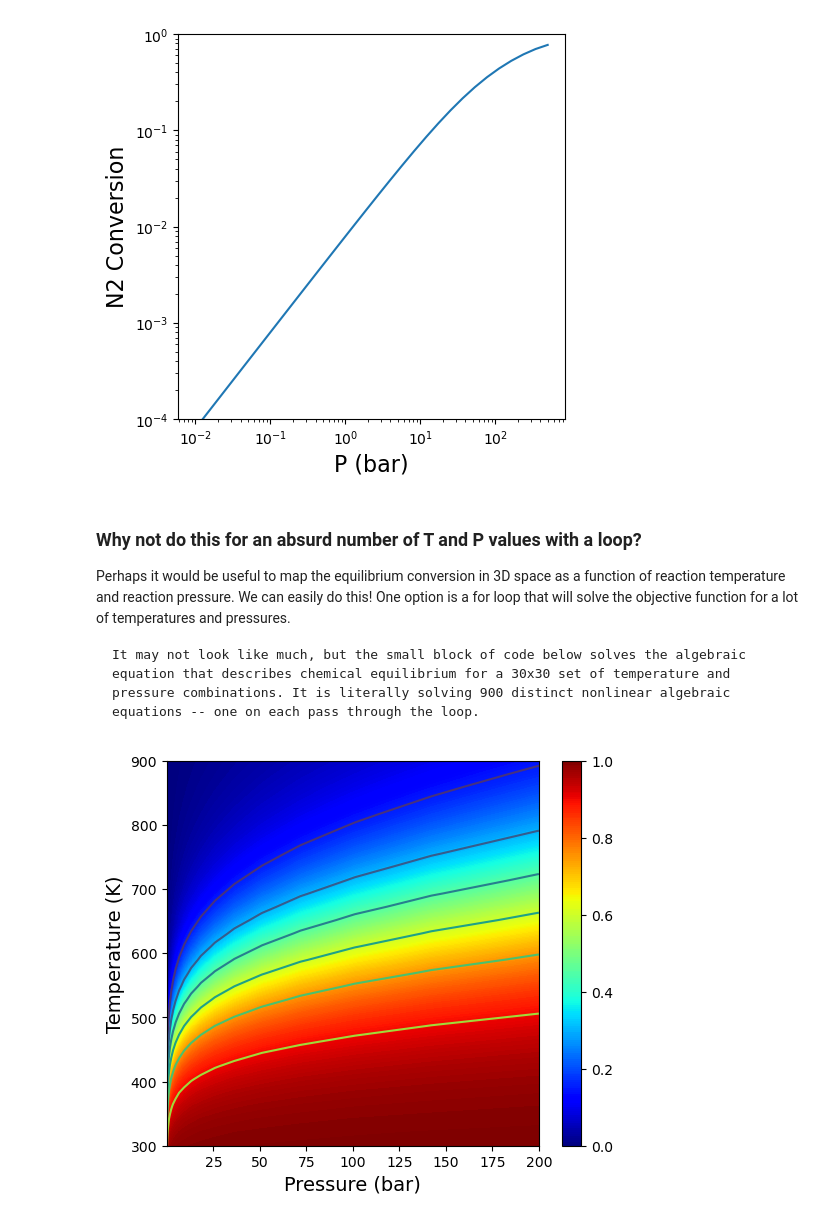
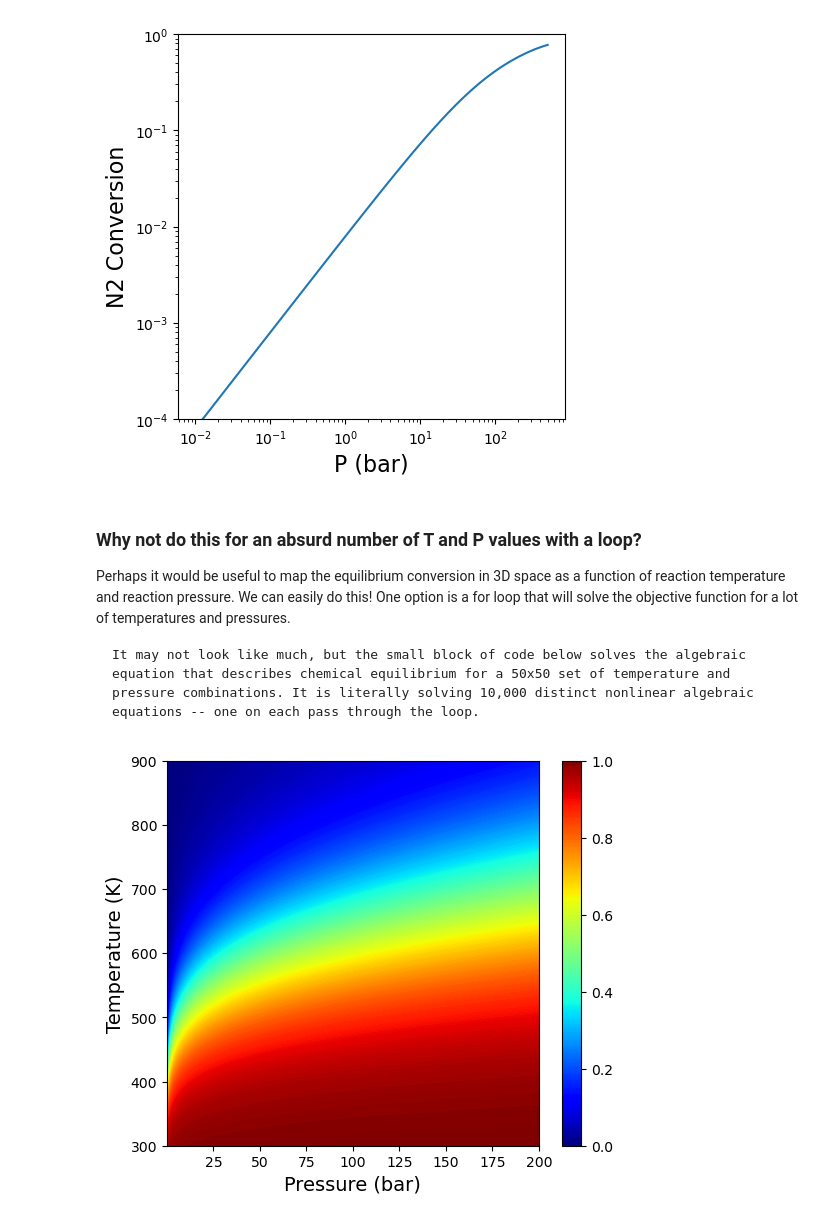
Before and after one commit to jqbond/CEN587, a Jupyter notebook: Notebooks/587-N10.ipynb, the cells around one changed output. Saved outputs shown, nothing was run; the diff lists cells and outputs as text; code cells hidden in the pictures.

````diff
--- a/Notebooks/587-N10.ipynb
+++ b/Notebooks/587-N10.ipynb
@@ -353,0 +380,6 @@ We should view this as a temporary or intermediate function that handles the maj
+# %%
+TSET = np.linspace(300, 900, 9)
+PSET = np.logspace(-2, np.log10(1000), 9)
+
+for T,P in zip(TSET, PSET):
+    print(f'T = {T:3.0f}, P = {P:7.2f}')
@@ -372,7 +425,7 @@ def tempfun2(ε, T, P):
     #Fugacity coefficients -- generally species specific and a strong function of pressure; reuse integrand functions
     ϕN, errN = np.exp(quad(INTN, 0, P))
     ϕH, errH = np.exp(quad(INTH, 0, P))
-    ϕA, errA = np.exp(quad(INTA, 1e-10, P)) #Note - I need a lower limit not equal to zero here due to some instability at some pressures
+    ϕA, errA = np.exp(quad(INTA, 0, P)) #Note - might need a lower limit not equal to zero here due to some instability at some pressures
 
     #Activity definitions -- extents embedded in yA, yB, yC; P and P0 also show up.
     aN  = yN*ϕN*P/P0
@@ -456,12 +521,13 @@ Conversion of N2 is 0.5759, yN is 0.1489, yH is 0.4467, and yA is 0.4044
 
 This is a common situation where we might be interested in understanding the solution to our problem for large sets of Temperatures, Pressures, or (more likely) both.  We will see here that if I've built a general objective function that accepts extra parameters as arguments, this is very easy to do in a programming language.  First, we'll solve the problem for a range of Temperatures at P = 1 bar.
 # %%
-########################################################################################################
-# Solving for equilibrium conversion at 1 bar and many temperatures with a single for loop             #
-########################################################################################################
+#######################################################################################################
+# Solving for equilibrium conversion at 1 bar and many temperatures with a single for loop            #
+#######################################################################################################
 
 PRXN = 1   #bar
-# TSET = [298, 323, 573]
+TSET = [298] #K
+TSET = [298, 323, 573] #K
 TSET = np.linspace(300, 900, 100) #K
 
 # If you know you want to store the result of each pass through the loop, you can pre-allocate storage arrays and then update them on each pass through the loop
@@ -475,10 +541,12 @@ for j in range(0, len(TSET), 1):
     # print(ans, info.converged, '\n')
     XOUT[j] = ans/NN0
     flag[j] = info.converged
+    if info.converged == False:
+        print(f'Warning: solver failed to converge at P = {PRXN:5.2f} and T = {TSET[j]:5.2f}')
 
-# print('\n', ans)
-# print('\n', XOUT)
-# print('\n', flag)
+print('\n', ans)
+print('\n', XOUT)
+print('\n', flag)
 
 plt.figure(figsize = (5,5))
 plt.plot(TSET, XOUT)
@@ -497,8 +582,9 @@ plt.show()
 ########################################################################################################
 
 TRXN = 673 #K
-PSET = [1, 2, 5, 10]   #bar
-PSET = np.logspace(-2, np.log10(500), 30) #np.logspace(starting power of 10, ending power of 10, number of steps)
+# PSET = [1]
+# PSET = [1, 2, 5, 10]   #bar
+PSET = np.logspace(-2, np.log10(500), 100) #np.logspace(starting power of 10, ending power of 10, number of steps)
 
 XOUT = np.zeros(len(PSET))
 flag = np.zeros(len(PSET))
@@ -511,6 +597,8 @@ for j in range(0, len(PSET), 1):
     # print(ans, info.converged, '\n')
     XOUT[j] = ans/NN0
     flag[j] = info.converged
+    if info.converged == False:
+        print(f'Warning: solver failed to converge at P = {PSET[j]:5.2f} and T = {TRXN:5.2f}')
 
 # print('\n', ans)
 # print('\n', XOUT)
@@ -533,43 +621,43 @@ plt.show()
 Perhaps it would be useful to map the equilibrium conversion in 3D space as a function of reaction temperature and reaction pressure.  We can easily do this!  One option is a for loop that will solve the objective function for a lot of temperatures and pressures.
 
 ```{note}
-It may not look like much, but the small block of code below solves the algebraic equation that describes chemical equilibrium for a 30x30 set of temperature and pressure combinations. It is literally solving 900 distinct nonlinear algebraic equations -- one on each pass through the loop.
+It may not look like much, but the small block of code below solves the algebraic equation that describes chemical equilibrium for a 50x50 set of temperature and pressure combinations. It is literally solving 10,000 distinct nonlinear algebraic equations -- one on each pass through the loop.
 ```
 # %%
 ########################################################################################################
 # Solving for equilibrium conversion at many temperatures and pressures with two nested for loops      #
 ########################################################################################################
 
-TSET = np.linspace(300, 900, 30)
-PSET = np.logspace(-2, np.log10(200), 30)
+TSET = np.linspace(300, 900, 100)
+PSET = np.logspace(-2, np.log10(200), 100)
 XOUT = np.zeros((len(TSET), len(PSET)))
 flag = np.zeros((len(TSET), len(PSET)))
 # print(XOUT.shape, flag.shape)
 
 for i in range(0, len(TSET)):
     for j in range(0, len(PSET)):
         # print(i, j, TSET[i], PSET[j])
         objective = lambda ex: tempfun2(ex, TSET[i], PSET[j])
         ans, info = opt.brentq(objective, 1e-6, 0.99999, xtol = 1e-8, rtol = 1e-8, full_output = True)
         # XOUT[i,j] = ans/NN0
         # flag[i,j] = info.converged
         if info.converged == True:
             XOUT[i,j] = ans/NN0
         if info.converged == False:
-            print(info)
+            print(f'Warning: solver failed to converge at P = {PSET[j]:5.2f} and T = {TSET[i]:5.2f}')
 # print(XOUT)
 # print(flag)
 
 plt.figure(figsize = (6,5))
-plt.contour(PSET, TSET, XOUT)
-plt.contourf(PSET, TSET, XOUT)
-plt.contourf(PSET, TSET, XOUT, levels = np.linspace(0, 1.0, 201))
+# plt.contour(PSET, TSET, XOUT)
+# plt.contourf(PSET, TSET, XOUT)
+# plt.contourf(PSET, TSET, XOUT, levels = np.linspace(0, 1.0, 201))
 plt.contourf(PSET, TSET, XOUT, levels = np.linspace(0, 1.0, 201), cmap = 'jet')
 plt.xlim(PSET[0], PSET[-1])
 plt.xlabel('Pressure (bar)', fontsize = 14)
 plt.ylim(TSET[0], TSET[-1])
 plt.ylabel('Temperature (K)', fontsize = 14)
 plt.colorbar(ticks = np.arange(0, 1.1, 0.2))
 plt.show()
 # %% [output]
-[figure, old version]
+[figure, new version]
````
Also changed, not shown: parts of 20 cells of this notebook, 1 other file.
